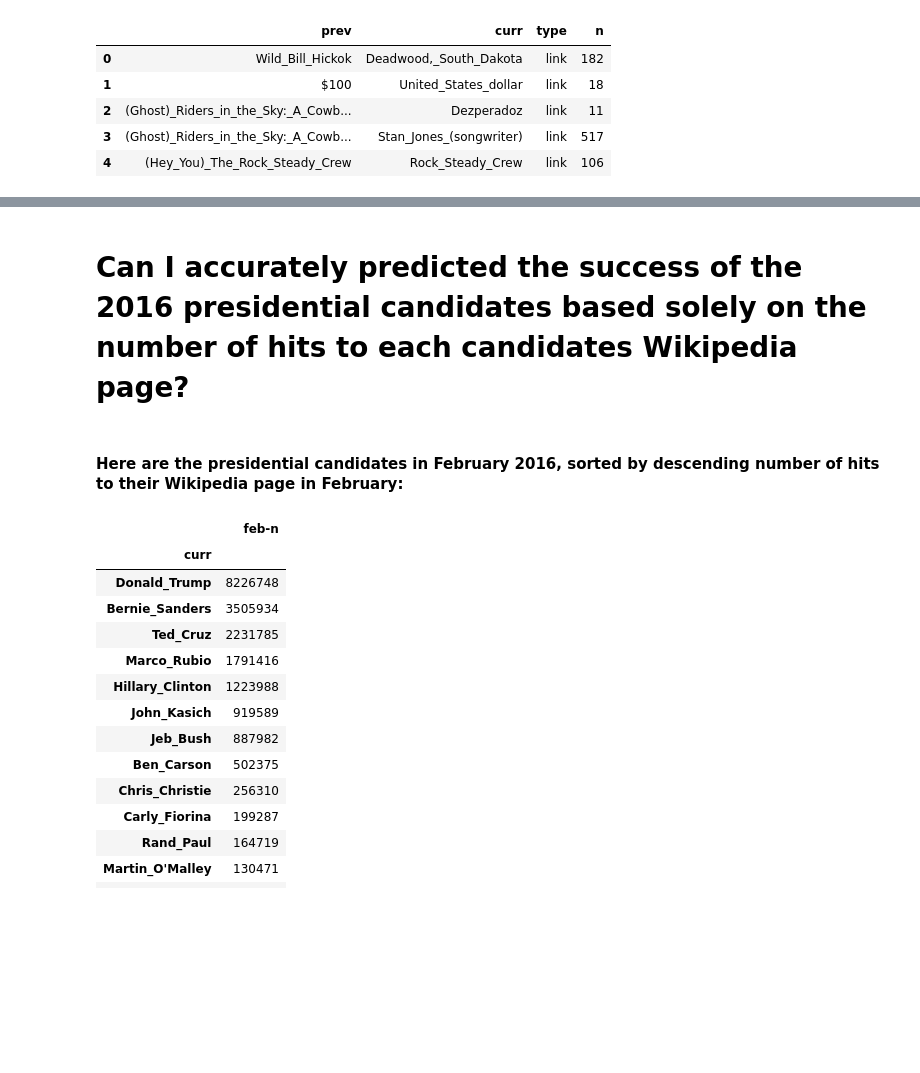
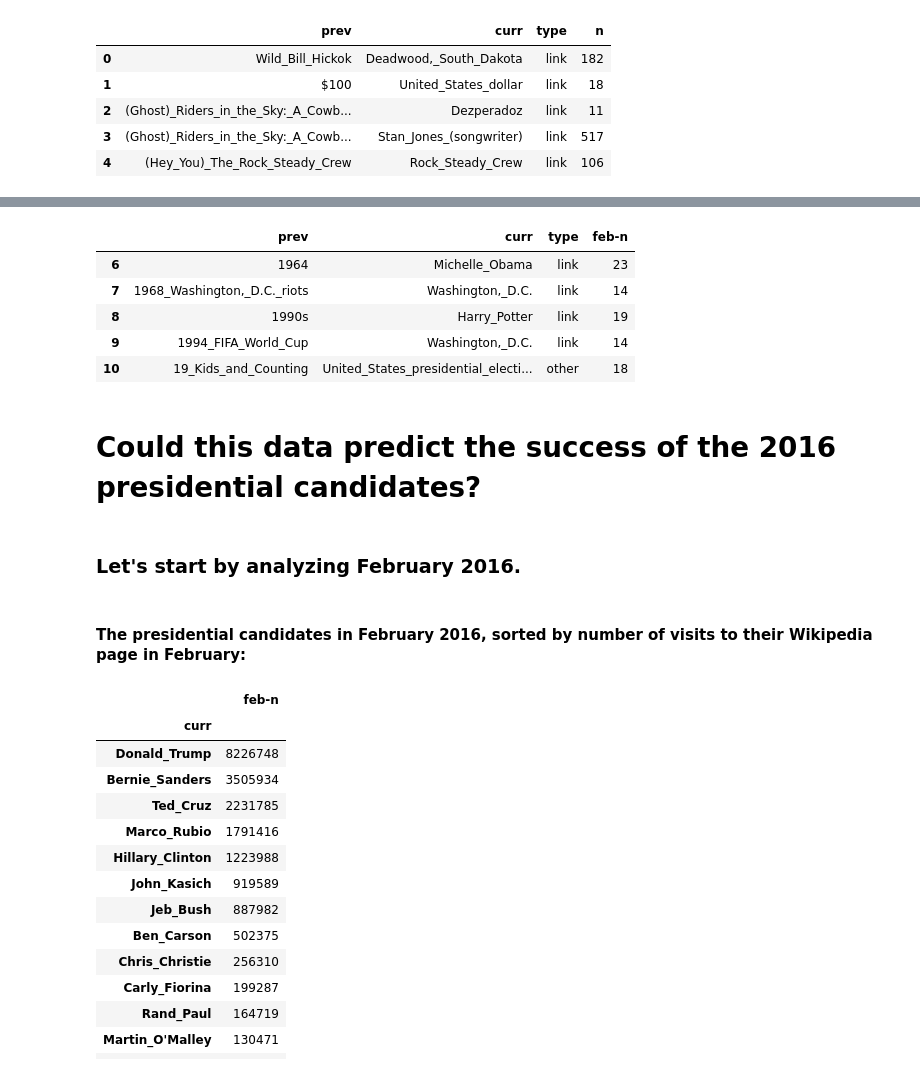
Before and after one commit to zareenfarooqui/2016-presidential-election-analysis, a Jupyter notebook: 2016_Presidential_Candidate_Clickstream_Analysis.ipynb, the cells around one changed output, grey strips where cells are left out. Drawn from its saved outputs; the diff is of its cells as text; code cells hidden in the pictures; blank space fills up the shorter version.

```diff
--- a/2016_Presidential_Candidate_Clickstream_Analysis.ipynb
+++ b/2016_Presidential_Candidate_Clickstream_Analysis.ipynb
@@ -3,5 +5,6 @@
 # %%
 import pandas as pd
 # %%
-feb_df = pd.read_csv("/Users/ZareenFarooqui/Dropbox/Programming/2016_02_en_clickstream.tsv", sep='\t', header=0)
+feb_df = pd.read_csv("/Users/ZareenFarooqui/Dropbox/Programming/clickstream_analysis/2016_02_en_clickstream.tsv",
+                     sep='\t', header=0)
 # %%
@@ -56,2 +30,0 @@ april_df.groupby('curr').sum().sort_values('april-n', ascending=False).head()
-# %% [markdown]
-# Can I accurately predicted the success of the 2016 presidential candidates based solely on the number of hits to each candidates Wikipedia page?
@@ -60 +31,22 @@ wiki_df =
+# %%
+list2display = ["Harry_Potter", "Michelle_Obama", "Washington,_D.C.",
+                "United_States_presidential_election,_2016"]
+# %%
+list_df = pd.DataFrame()
+
+for each in list2display:
+    list_df = pd.concat([list_df, feb_df[feb_df.curr == each]])
+# %%
+list_df.groupby(['prev', 'curr','type']).first().reset_index()[6:11]
+# %% [output]
+|  | prev | curr | type | feb-n |
+| 6 | 1964 | Michelle_Obama | link | 23 |
+| 7 | 1968_Washington,_D.C._riots | Washington,_D.C. | link | 14 |
+| 8 | 1990s | Harry_Potter | link | 19 |
+| 9 | 1994_FIFA_World_Cup | Washington,_D.C. | link | 14 |
+| 10 | 19_Kids_and_Counting | United_States_presidential_electi... | other | 18 |
+# %% [markdown]
+# Could this data predict the success of the 2016 presidential candidates?
+# %% [markdown]
+### Let's start by analyzing February 2016.
 # %%
@@ -69,7 +61,7 @@ for name in politicians_feb_list:
     politicians_feb_df = pd.concat([politicians_feb_df,
                               feb_df[feb_df.curr == name].groupby('curr').sum()])
 # %% [markdown]
-#### Here are the presidential candidates in February 2016,  sorted by descending number of hits to their Wikipedia page in February:
+#### The presidential candidates in February 2016,  sorted by number of visits to their Wikipedia page in February:
 # %%
 politicians_feb_df.sort_values('feb-n', ascending=False)
 # %% [output]
```
Also changed, not shown: parts of 41 cells of this notebook.
